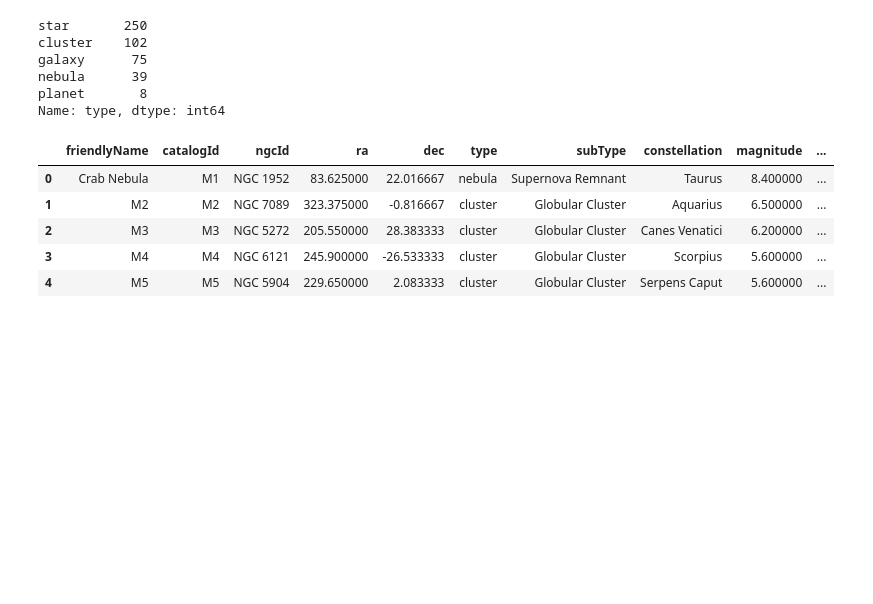
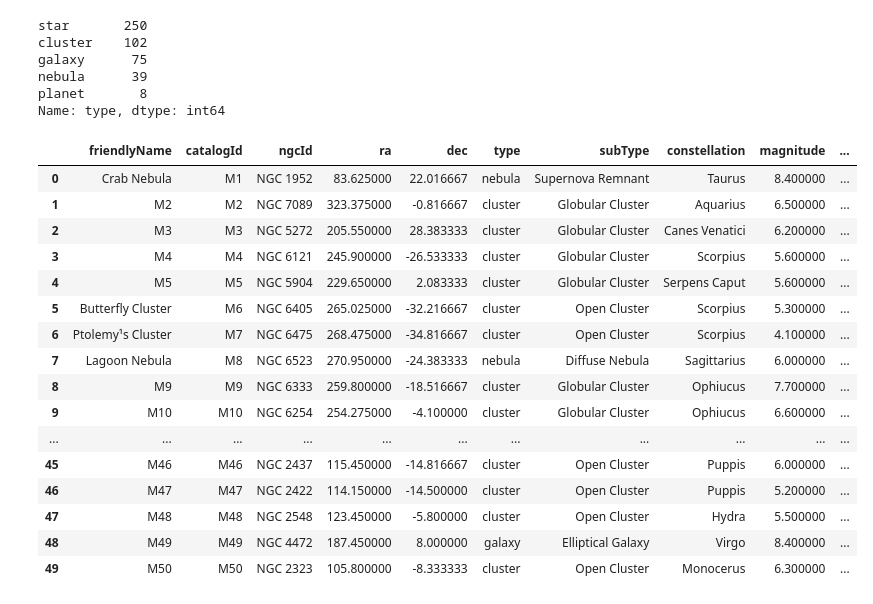
Before and after one commit to jeffrwatts/StarGazerData, a Jupyter notebook: Generate Data.ipynb, the cells around one changed output. Drawn from its saved outputs; the diff is of its cells as text; code cells hidden in the pictures; blank space fills up the shorter version.

```diff
--- a/Generate Data.ipynb
+++ b/Generate Data.ipynb
@@ -458,6 +458,7 @@ df_combined = pd.concat([df_messier, df_caldwell, df_stars, df_planets], ignore_
 
 df_combined['id'] = 0
 df_combined['recommended'] = False
+df_combined['tags'] = ''
 df_combined['photoStatus'] = 'NOT_PHOTOGRAPHED'
 # %%
 df_combined['type'].value_counts()
@@ -489,3 +472,33 @@ df_combined.loc[df_combined['catalogId'] == "Neptune", 'recommended'] = True
+# %%
+# Set the recommended status of a few well known goods (include all planets regardless)
+df_combined.loc[df_combined['catalogId'] == "M6", 'recommended'] = True  # Butterfly Cluster
+df_combined.loc[df_combined['catalogId'] == "M7", 'recommended'] = True  # Ptolemy's Cluster
+df_combined.loc[df_combined['catalogId'] == "M11", 'recommended'] = True  # Wild Duck Cluster
+df_combined.loc[df_combined['catalogId'] == "M13", 'recommended'] = True  # Hercules Globular Cluster
+
+df_combined.loc[df_combined['catalogId'] == "M42", 'recommended'] = True  # Orion Nebula
+df_combined.loc[df_combined['catalogId'] == "M42", 'tags'] = "UHC; EAA"
+
+df_combined.loc[df_combined['catalogId'] == "M45", 'recommended'] = True  # Pleaiades
+df_combined.loc[df_combined['catalogId'] == "M45", 'tags'] = "f/6.3"
+
+df_combined.loc[df_combined['catalogId'] == "M81", 'recommended'] = True  # Bode's Galaxy
+df_combined.loc[df_combined['catalogId'] == "M81", 'tags'] = "EAA"
+
+df_combined.loc[df_combined['catalogId'] == "Caldwell 14", 'recommended'] = True  # Double Cluster
+df_combined.loc[df_combined['catalogId'] == "Caldwell 14", 'tags'] = "f/6.3"
+
+
+df_combined.loc[df_combined['catalogId'] == "Caldwell 64", 'recommended'] = True  # Tau CMa
+
+df_combined.loc[df_combined['catalogId'] == "Moon", 'recommended'] = True
+df_combined.loc[df_combined['catalogId'] == "Mercury", 'recommended'] = True
+df_combined.loc[df_combined['catalogId'] == "Venus", 'recommended'] = True
+df_combined.loc[df_combined['catalogId'] == "Mars", 'recommended'] = True
+df_combined.loc[df_combined['catalogId'] == "Jupiter", 'recommended'] = True
+df_combined.loc[df_combined['catalogId'] == "Saturn", 'recommended'] = True
+df_combined.loc[df_combined['catalogId'] == "Uranus", 'recommended'] = True
+df_combined.loc[df_combined['catalogId'] == "Neptune", 'recommended'] = True
 # %%
 # Set the photo status of objects to prioritize
 df_combined.loc[df_combined['catalogId'] == "M1", 'photoStatus'] = 'SUGGESTED'  # Crab Nebula
@@ -519,13 +532,24 @@ df_combined.loc[df_combined['catalogId'] == "Mars", 'photoStatus'] = 'SUGGESTED'
 df_combined.loc[df_combined['catalogId'] == "Jupiter", 'photoStatus'] = 'SUGGESTED'
 df_combined.loc[df_combined['catalogId'] == "Saturn", 'photoStatus'] = 'SUGGESTED'
 # %%
-df_combined.head()
+df_combined[0:50]
 # %% [output]
 |  | friendlyName | catalogId | ngcId | ra | dec | type | subType | constellation | magnitude | ... |
 | 0 | Crab Nebula | M1 | NGC 1952 | 83.625000 | 22.016667 | nebula | Supernova Remnant | Taurus | 8.400000 | ... |
 | 1 | M2 | M2 | NGC 7089 | 323.375000 | -0.816667 | cluster | Globular Cluster | Aquarius | 6.500000 | ... |
 | 2 | M3 | M3 | NGC 5272 | 205.550000 | 28.383333 | cluster | Globular Cluster | Canes Venatici | 6.200000 | ... |
 | 3 | M4 | M4 | NGC 6121 | 245.900000 | -26.533333 | cluster | Globular Cluster | Scorpius | 5.600000 | ... |
 | 4 | M5 | M5 | NGC 5904 | 229.650000 | 2.083333 | cluster | Globular Cluster | Serpens Caput | 5.600000 | ... |
+| 5 | Butterfly Cluster | M6 | NGC 6405 | 265.025000 | -32.216667 | cluster | Open Cluster | Scorpius | 5.300000 | ... |
+| 6 | Ptolemy¹s Cluster | M7 | NGC 6475 | 268.475000 | -34.816667 | cluster | Open Cluster | Scorpius | 4.100000 | ... |
+| 7 | Lagoon Nebula | M8 | NGC 6523 | 270.950000 | -24.383333 | nebula | Diffuse Nebula | Sagittarius | 6.000000 | ... |
+| 8 | M9 | M9 | NGC 6333 | 259.800000 | -18.516667 | cluster | Globular Cluster | Ophiucus | 7.700000 | ... |
+| 9 | M10 | M10 | NGC 6254 | 254.275000 | -4.100000 | cluster | Globular Cluster | Ophiucus | 6.600000 | ... |
+| ... | ... | ... | ... | ... | ... | ... | ... | ... | ... | ... |
+| 45 | M46 | M46 | NGC 2437 | 115.450000 | -14.816667 | cluster | Open Cluster | Puppis | 6.000000 | ... |
+| 46 | M47 | M47 | NGC 2422 | 114.150000 | -14.500000 | cluster | Open Cluster | Puppis | 5.200000 | ... |
+| 47 | M48 | M48 | NGC 2548 | 123.450000 | -5.800000 | cluster | Open Cluster | Hydra | 5.500000 | ... |
+| 48 | M49 | M49 | NGC 4472 | 187.450000 | 8.000000 | galaxy | Elliptical Galaxy | Virgo | 8.400000 | ... |
+| 49 | M50 | M50 | NGC 2323 | 105.800000 | -8.333333 | cluster | Open Cluster | Monocerus | 6.300000 | ... |
 # %%
 df_combined.to_json('items.json', orient='records', lines=False)
```
Also changed, not shown: parts of 2 cells of this notebook.
